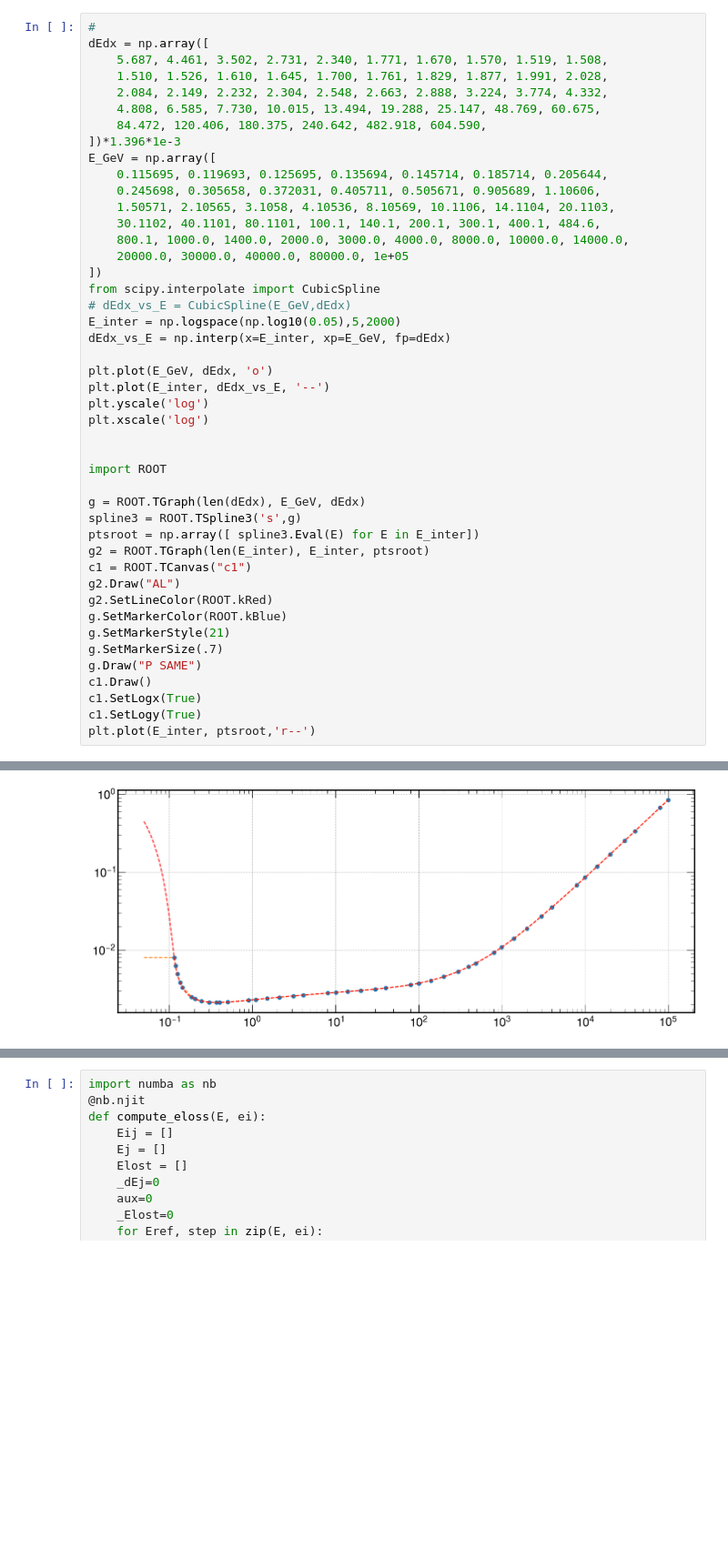
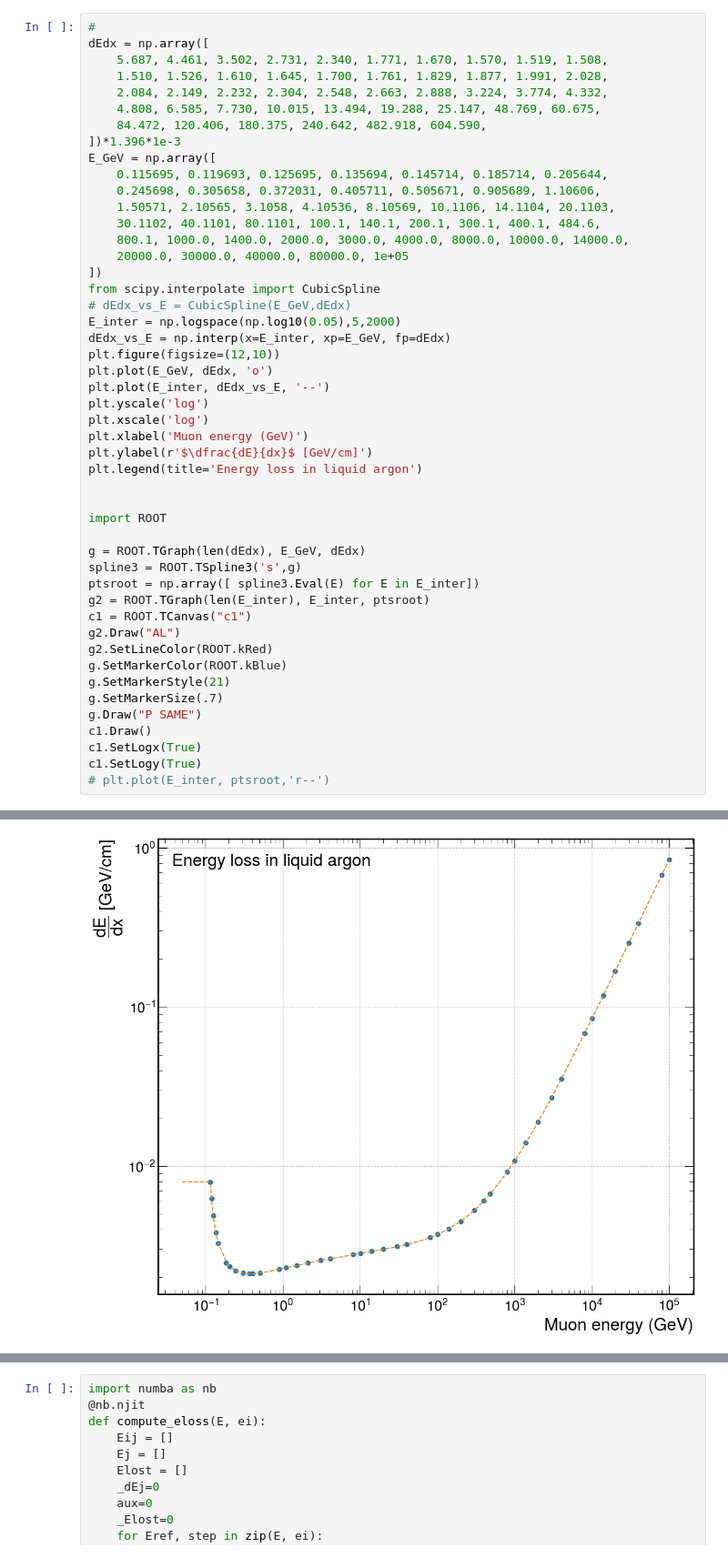
Before and after one commit to hvsouza/apc_atmo_repo, a Jupyter notebook: personal/Henrique/Analysis/ereco2/new_analysis_after_nu2024/check_angles_mc_with_Eitrue.ipynb, the cells around one changed output, grey strips where cells are left out. Shown at 91% size. Drawn from its saved outputs; the diff is of its cells as text; blank space fills up the shorter version.

```diff
--- a/personal/Henrique/Analysis/ereco2/new_analysis_after_nu2024/check_angles_mc_with_Eitrue.ipynb
+++ b/personal/Henrique/Analysis/ereco2/new_analysis_after_nu2024/check_angles_mc_with_Eitrue.ipynb
@@ -110,11 +112,14 @@ from scipy.interpolate import CubicSpline
 # dEdx_vs_E = CubicSpline(E_GeV,dEdx)
 E_inter = np.logspace(np.log10(0.05),5,2000)
 dEdx_vs_E = np.interp(x=E_inter, xp=E_GeV, fp=dEdx)
-
+plt.figure(figsize=(12,10))
 plt.plot(E_GeV, dEdx, 'o')
 plt.plot(E_inter, dEdx_vs_E, '--')
 plt.yscale('log')
 plt.xscale('log')
+plt.xlabel('Muon energy (GeV)')
+plt.ylabel(r'$\dfrac{dE}{dx}$ [GeV/cm]')
+plt.legend(title='Energy loss in liquid argon')
 
 
 import ROOT
@@ -133,5 +138,5 @@ g.Draw("P SAME")
 c1.Draw()
 c1.SetLogx(True)
 c1.SetLogy(True)
-plt.plot(E_inter, ptsroot,'r--')
+# plt.plot(E_inter, ptsroot,'r--')
 # %% [output]
@@ -139 +145 @@ plt.plot(E_inter, ptsroot,'r--')
-[figure, old version]
+[figure, new version]
```
Also changed, not shown: parts of 16 cells of this notebook, 46 other files.
